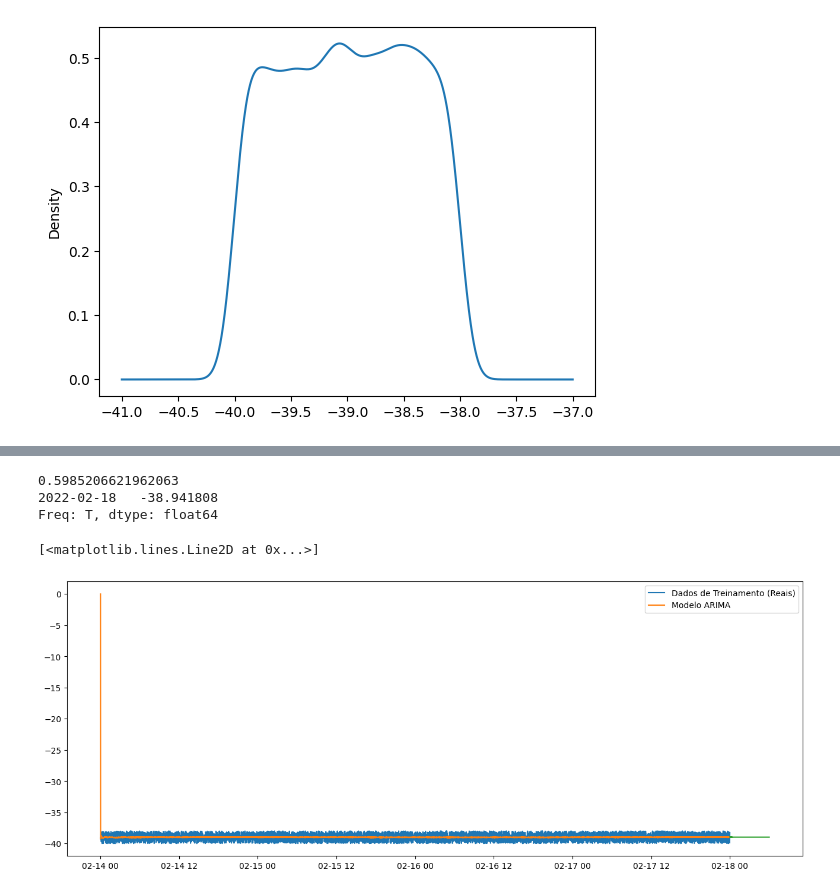
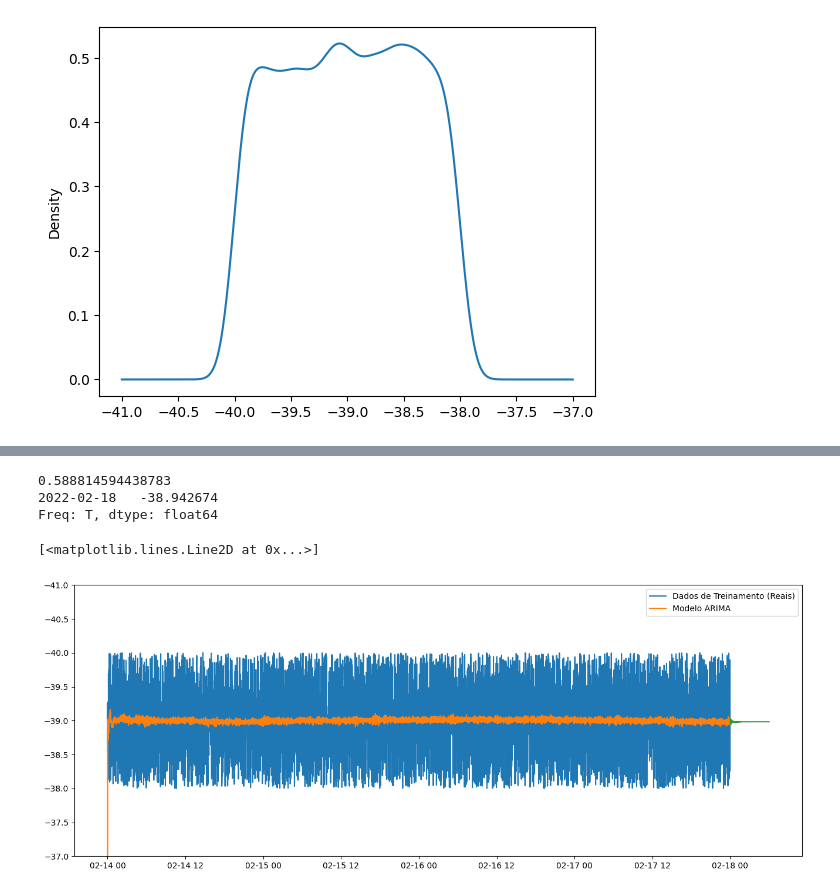
Before and after one commit to kametobu/modelos, a Jupyter notebook: medidas.ipynb, the cells around one changed output, grey strips where cells are left out. Drawn from its saved outputs; the diff is of its cells as text; code cells hidden in the pictures.

```diff
--- a/medidas.ipynb
+++ b/medidas.ipynb
@@ -92,23 +123,24 @@ print(ad_teorico)
 # %%
-from statsmodels.tsa.arima.model import ARIMA
-
-
 arima = ARIMA(temp.valor, freq="T", order=(3, 1, 10)).fit()
 
 print((arima.resid**2).mean())
 
 plt.figure(figsize=(16, 6))
 plt.plot(temp["valor"])
+
+plt.ylim(-37, -41)
 plt.plot(arima.predict(typ="levels"))
+
 print(arima.forecast())
 plt.legend(["Dados de Treinamento (Reais)", "Modelo ARIMA", "Previs o"])
 arima_data = arima.predict(
     typ="levels", start="2022-02-18 00:00:00", end="2022-02-18 06:00:00"
 )
+
 plt.plot(arima_data)
 # %% [output]
-0.5985206621962063
-2022-02-18   -38.941808
+0.588814594438783
+2022-02-18   -38.942674
 Freq: T, dtype: float64
 [<matplotlib.lines.Line2D at 0x...>]
-[figure, old version]
+[figure, new version]
```
Also changed, not shown: parts of 9 cells of this notebook.
